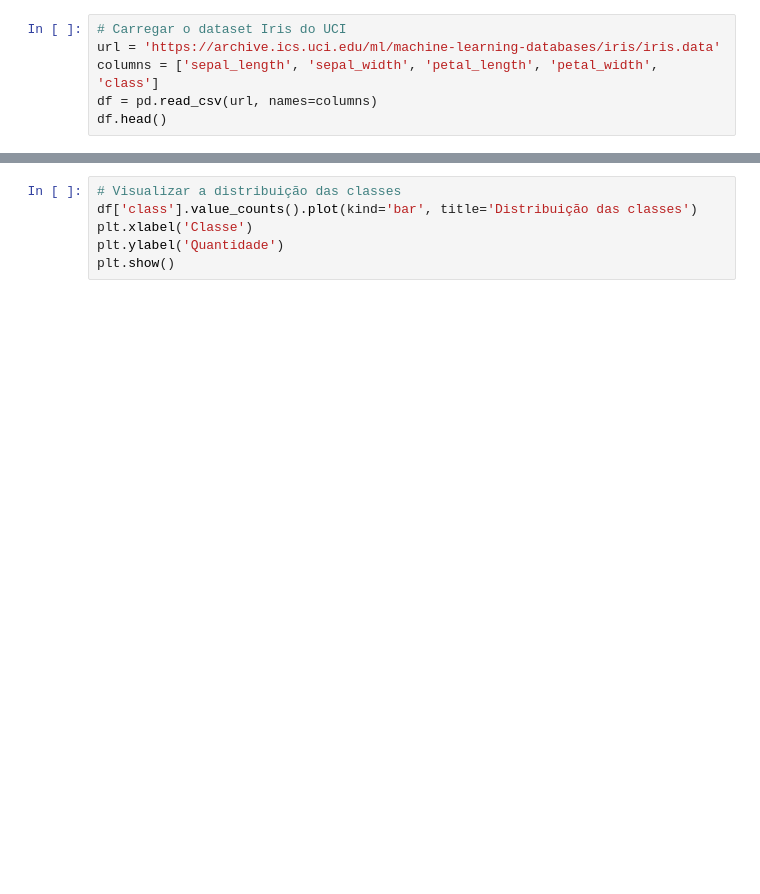
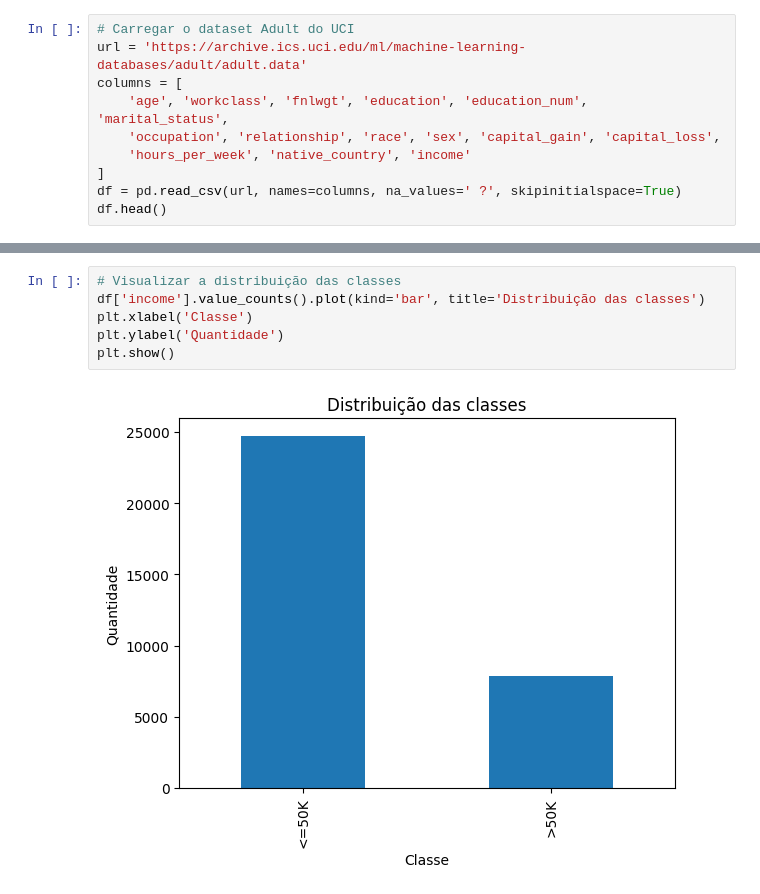
Before and after one commit to JoaoGuilhermeTP/esteira_machine_learning, a Jupyter notebook: esteira_ml.ipynb, the cells around one changed output, grey strips where cells are left out. Drawn from its saved outputs; the diff is of its cells as text; blank space fills up the shorter version.

```diff
--- a/esteira_ml.ipynb
+++ b/esteira_ml.ipynb
@@ -17,6 +19,10 @@ ModuleNotFoundError: No module named 'matplotlib'
 # %%
-# Carregar o dataset Iris do UCI
-url = 'https://archive.ics.uci.edu/ml/machine-learning-databases/iris/iris.data'
-columns = ['sepal_length', 'sepal_width', 'petal_length', 'petal_width', 'class']
-df = pd.read_csv(url, names=columns)
+# Carregar o dataset Adult do UCI
+url = 'https://archive.ics.uci.edu/ml/machine-learning-databases/adult/adult.data'
+columns = [
+    'age', 'workclass', 'fnlwgt', 'education', 'education_num', 'marital_status',
+    'occupation', 'relationship', 'race', 'sex', 'capital_gain', 'capital_loss',
+    'hours_per_week', 'native_country', 'income'
+]
+df = pd.read_csv(url, names=columns, na_values=' ?', skipinitialspace=True)
 df.head()
@@ -26,8 +52,10 @@ df.describe()
 # %%
 # Visualizar a distribuição das classes
-df['class'].value_counts().plot(kind='bar', title='Distribuição das classes')
+df['income'].value_counts().plot(kind='bar', title='Distribuição das classes')
 plt.xlabel('Classe')
 plt.ylabel('Quantidade')
 plt.show()
+# %% [output]
+[figure, added]
 # %%
 # Normalização das features numéricas
```
Also changed, not shown: parts of 12 cells of this notebook, 1 other file.
